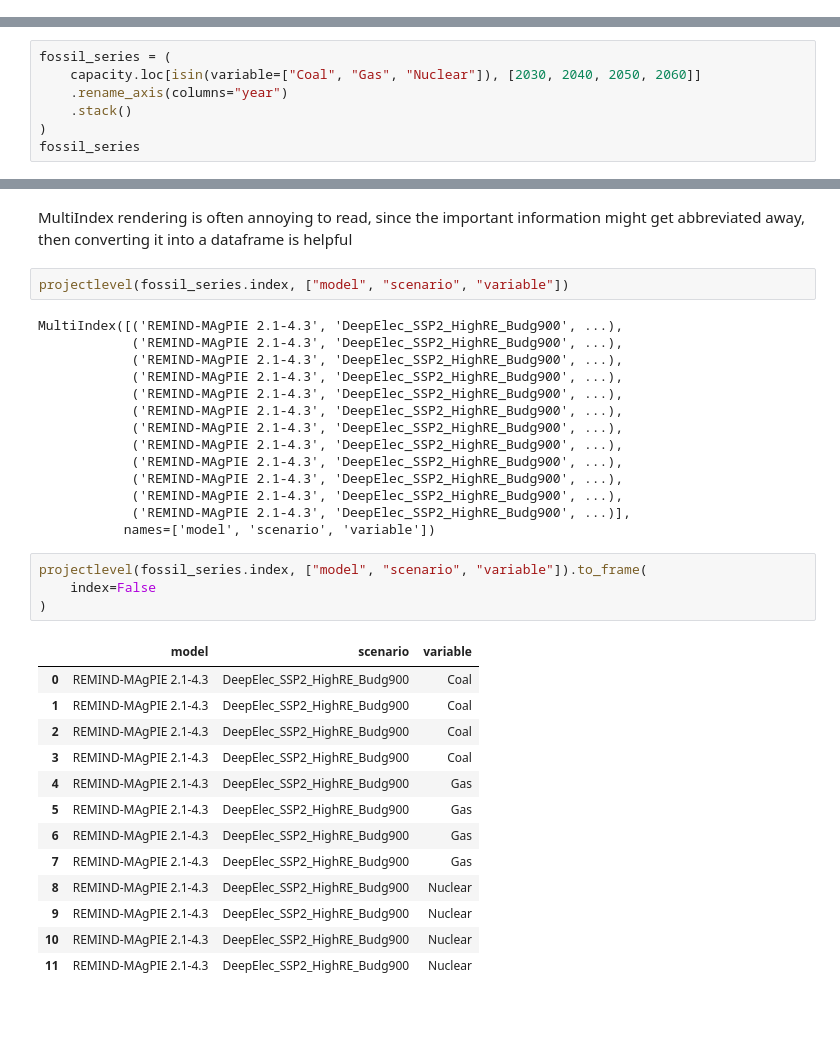
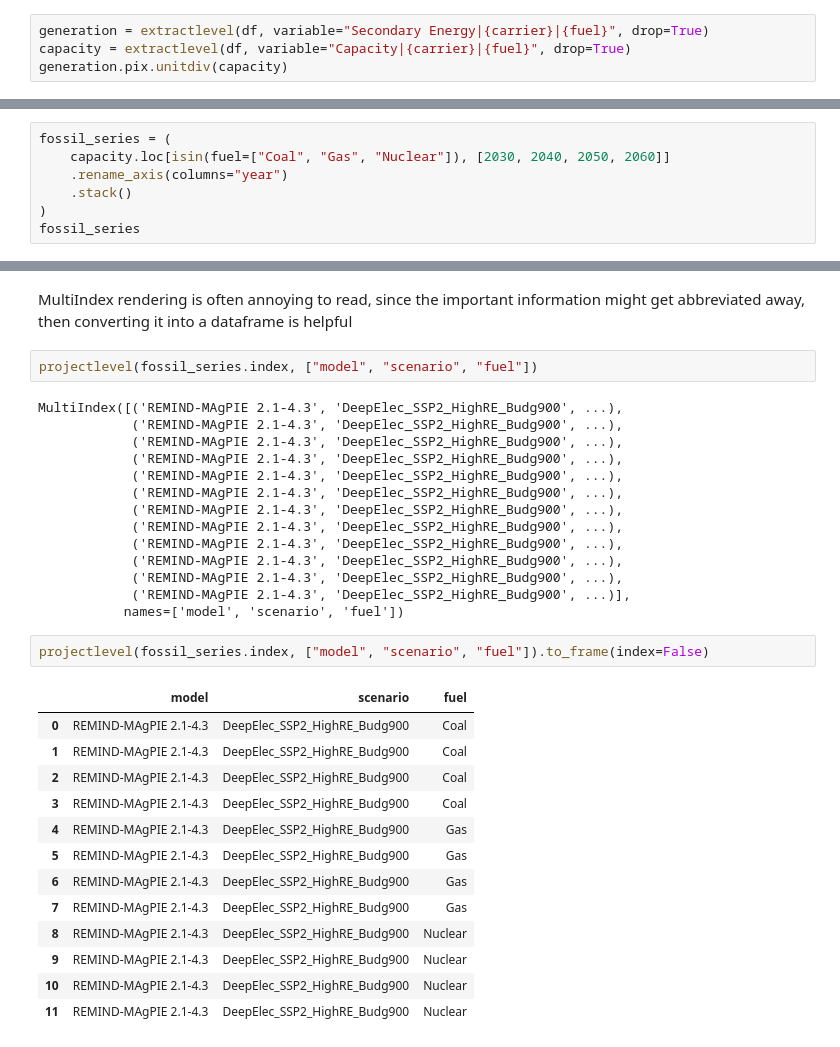
Before and after one commit to coroa/pandas-indexing, a Jupyter notebook: docs/notebooks/introduction.ipynb, the cells around one changed output, grey strips where cells are left out. Drawn from its saved outputs; the diff is of its cells as text; blank space fills up the shorter version.

```diff
--- a/docs/notebooks/introduction.ipynb
+++ b/docs/notebooks/introduction.ipynb
@@ -169,0 +170,4 @@ capacity_factor.loc[isin(variable=["Solar", "Wind", "Hydro", "Geothermal"]), 203
+# %%
+generation = extractlevel(df, variable="Secondary Energy|{carrier}|{fuel}", drop=True)
+capacity = extractlevel(df, variable="Capacity|{carrier}|{fuel}", drop=True)
+generation.pix.unitdiv(capacity)
@@ -227,7 +244,7 @@ high_capacity_fossil
 Most methods in `pandas_indexing` do not care whether they are run on an index, a series or a dataframe, but will transiently take care of handing them down to the appropriate level:
 # %%
 fossil_series = (
-    capacity.loc[isin(variable=["Coal", "Gas", "Nuclear"]), [2030, 2040, 2050, 2060]]
+    capacity.loc[isin(fuel=["Coal", "Gas", "Nuclear"]), [2030, 2040, 2050, 2060]]
     .rename_axis(columns="year")
     .stack()
 )
@@ -571,7 +608,7 @@ dtype: float64
 # %% [markdown]
 MultiIndex rendering is often annoying to read, since the important information might get abbreviated away, then converting it into a dataframe is helpful
 # %%
-projectlevel(fossil_series.index, ["model", "scenario", "variable"])
+projectlevel(fossil_series.index, ["model", "scenario", "fuel"])
 # %% [output]
 MultiIndex([('REMIND-MAgPIE 2.1-4.3', 'DeepElec_SSP2_HighRE_Budg900', ...),
             ('REMIND-MAgPIE 2.1-4.3', 'DeepElec_SSP2_HighRE_Budg900', ...),
@@ -585,13 +622,11 @@ MultiIndex([('REMIND-MAgPIE 2.1-4.3', 'DeepElec_SSP2_HighRE_Budg900', ...),
             ('REMIND-MAgPIE 2.1-4.3', 'DeepElec_SSP2_HighRE_Budg900', ...),
             ('REMIND-MAgPIE 2.1-4.3', 'DeepElec_SSP2_HighRE_Budg900', ...),
             ('REMIND-MAgPIE 2.1-4.3', 'DeepElec_SSP2_HighRE_Budg900', ...)],
-           names=['model', 'scenario', 'variable'])
+           names=['model', 'scenario', 'fuel'])
 # %%
-projectlevel(fossil_series.index, ["model", "scenario", "variable"]).to_frame(
-    index=False
-)
+projectlevel(fossil_series.index, ["model", "scenario", "fuel"]).to_frame(index=False)
 # %% [output]
-|  | model | scenario | variable |
+|  | model | scenario | fuel |
 | 0 | REMIND-MAgPIE 2.1-4.3 | DeepElec_SSP2_HighRE_Budg900 | Coal |
 | 1 | REMIND-MAgPIE 2.1-4.3 | DeepElec_SSP2_HighRE_Budg900 | Coal |
 | 2 | REMIND-MAgPIE 2.1-4.3 | DeepElec_SSP2_HighRE_Budg900 | Coal |
```
Also changed, not shown: parts of 24 cells of this notebook, 7 other files.
